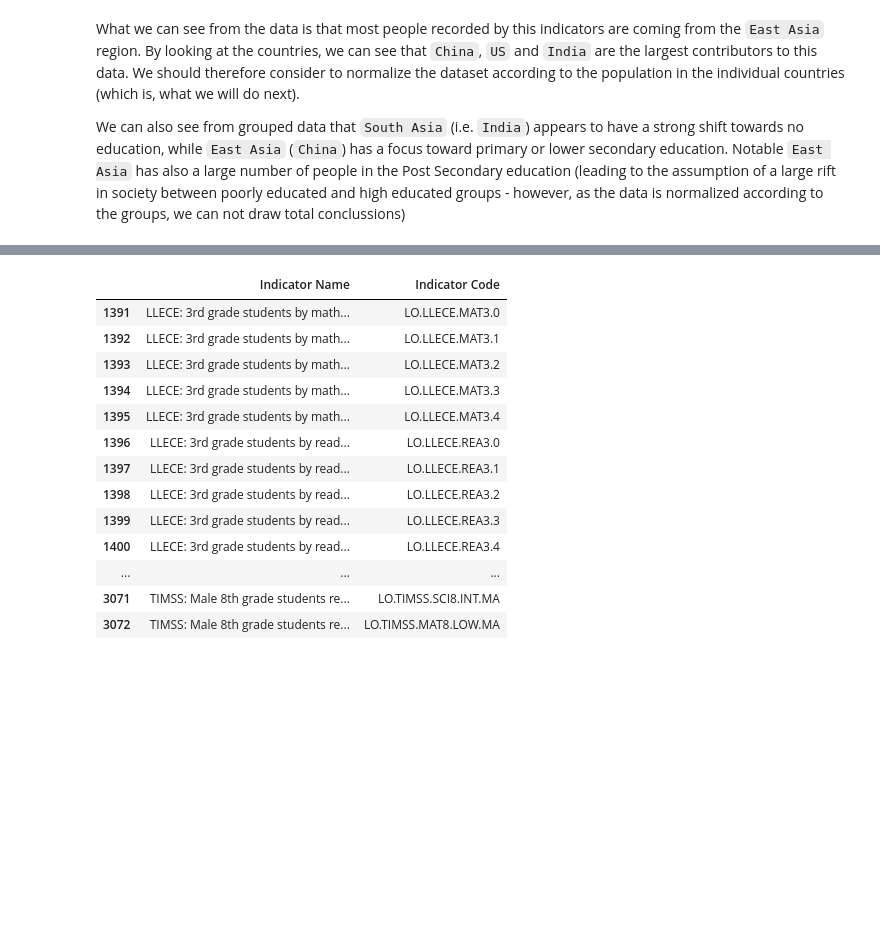
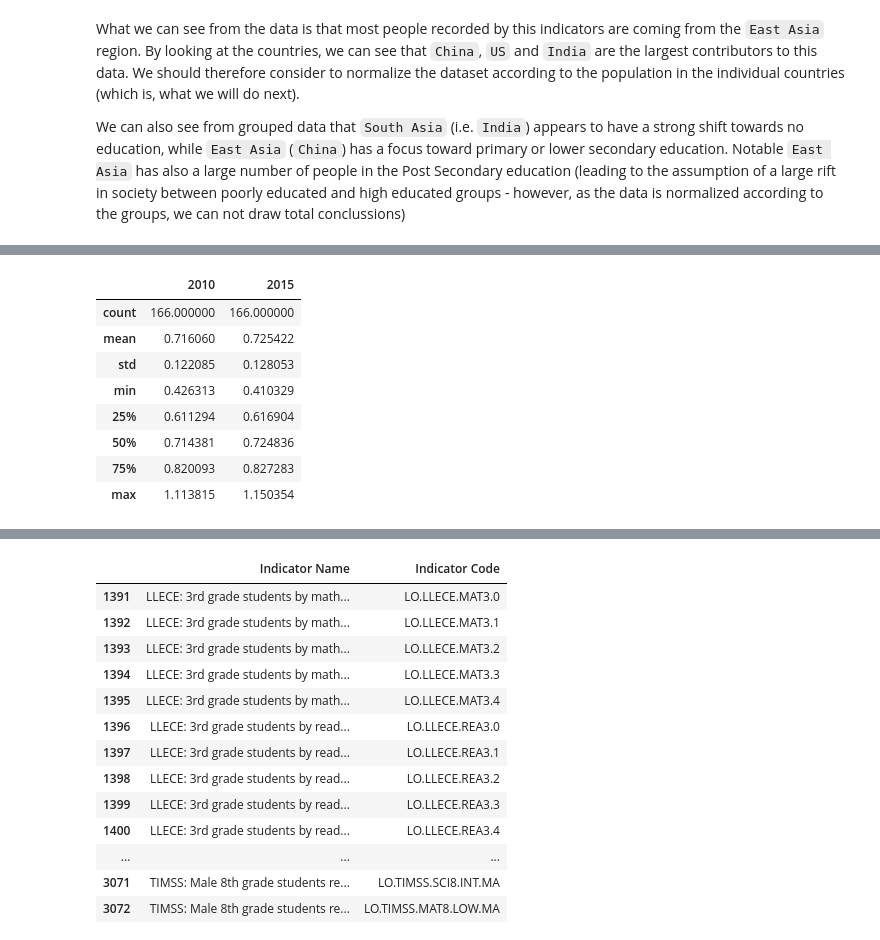
Before and after one commit to felixnext/ds_global-education, a Jupyter notebook: 11_exp_edstats.ipynb, the cells around one changed output, grey strips where cells are left out. Saved outputs shown, nothing was run; the diff lists cells and outputs as text; code cells hidden in the pictures; blank space fills up the shorter version.

```diff
--- a/11_exp_edstats.ipynb
+++ b/11_exp_edstats.ipynb
@@ -459,0 +468,21 @@ df_pop.head()
+# %%
+df_witt_norm = df_witt_clean.set_index(df_witt_clean['Country Code'])
+df_pop_norm = df_pop.set_index(df_pop['Country Code']).iloc[:, :-1] / 1000
+
+df_witt_norm = df_witt_norm.combine(df_pop_norm, lambda s1, s2: s1/s2, overwrite=False)[['2010', '2015', 'Indicator Code', 'Indicator Name', 'Country Name']]
+
+# filter empty
+df_witt_norm = df_witt_norm[df_witt_norm.sum(axis=1) > 0]
+
+# display data
+df_witt_norm.groupby('Country Name').sum().describe()
+# %% [output]
+|  | 2010 | 2015 |
+| count | 166.000000 | 166.000000 |
+| mean | 0.716060 | 0.725422 |
+| std | 0.122085 | 0.128053 |
+| min | 0.426313 | 0.410329 |
+| 25% | 0.611294 | 0.616904 |
+| 50% | 0.714381 | 0.724836 |
+| 75% | 0.820093 | 0.827283 |
+| max | 1.113815 | 1.150354 |
```
Also changed, not shown: parts of 6 cells of this notebook, 3 other files.
